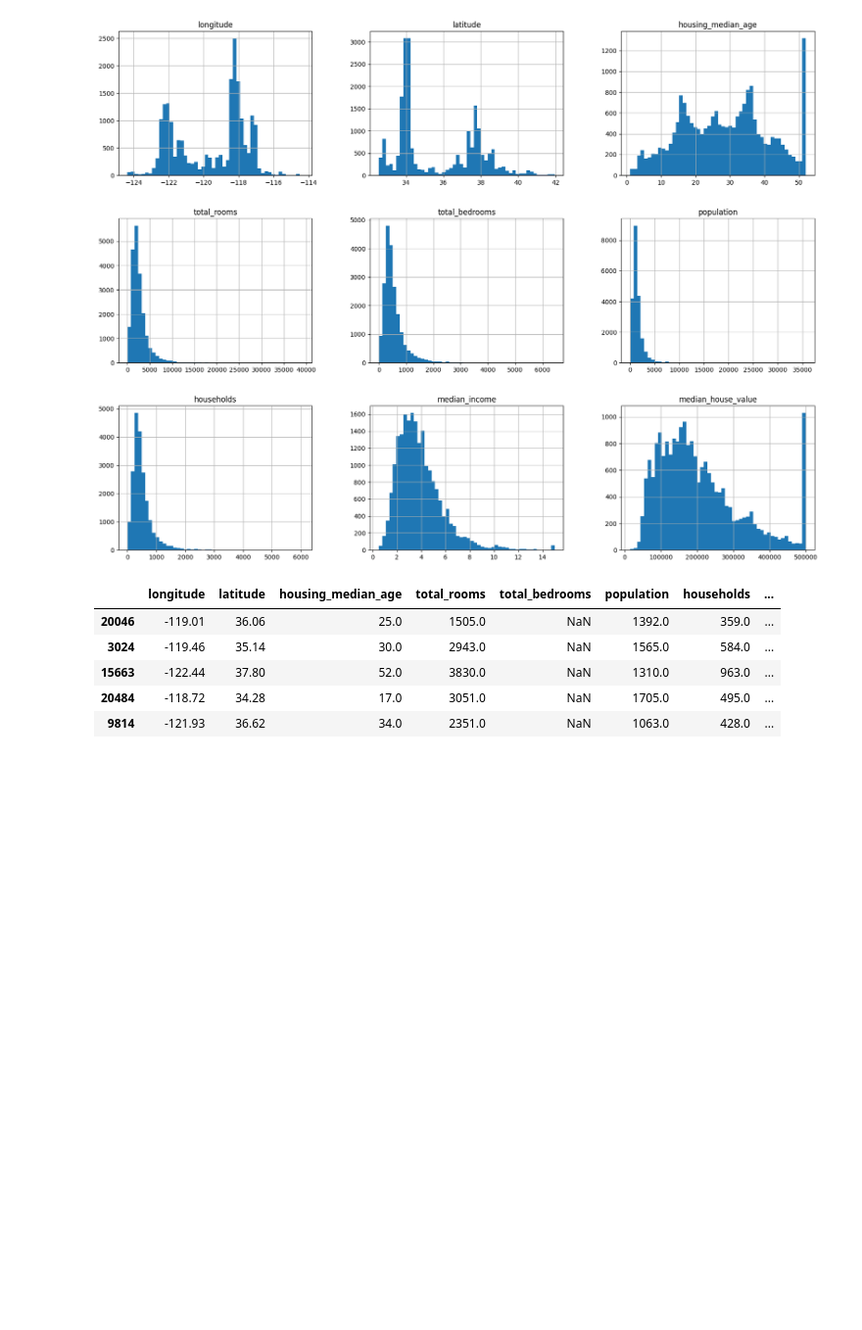
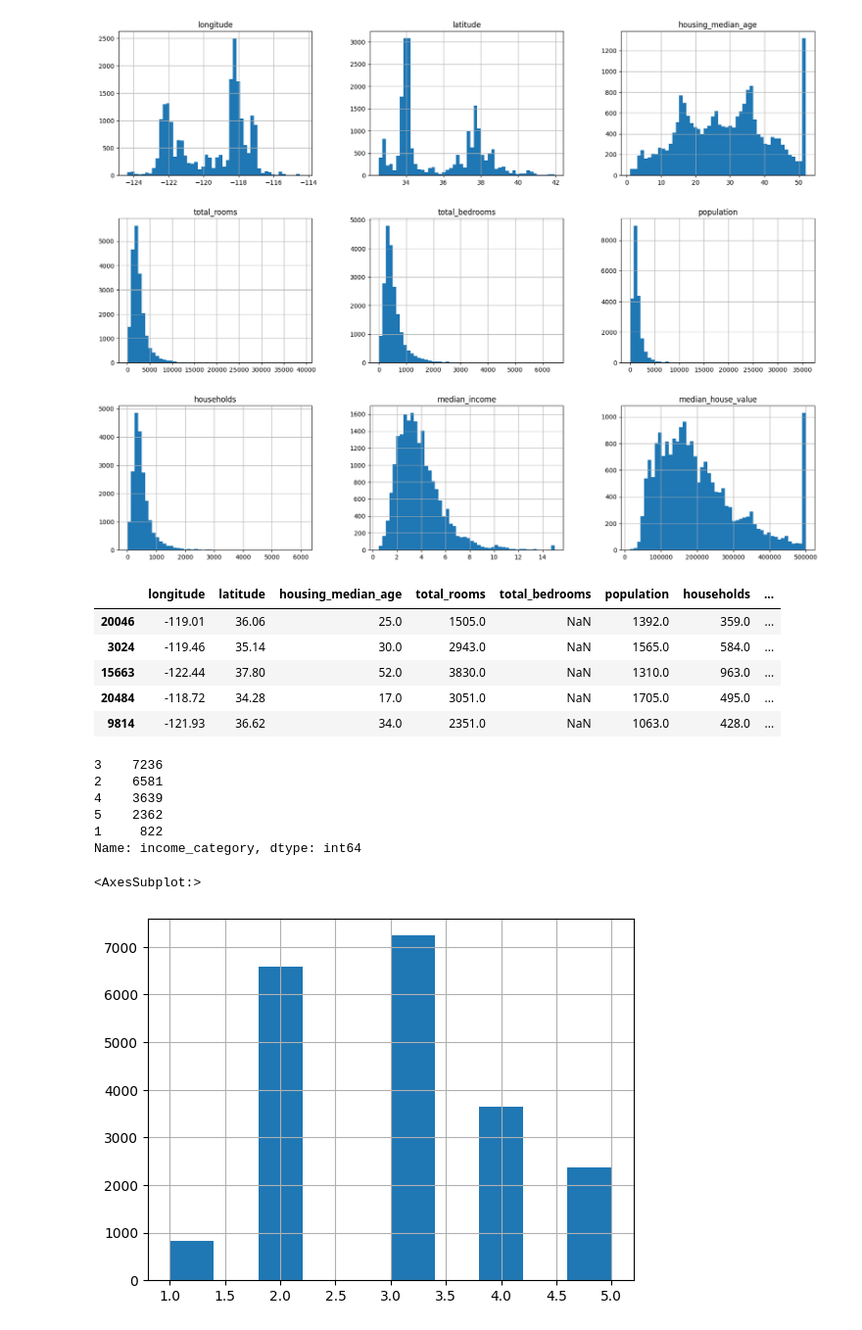
Before and after one commit to ravinderdeol/handson_machine_learning, a Jupyter notebook: 02_end_to_end_ml_project/housing.ipynb, the cells around one changed output. Shown at 98% size. Saved outputs shown, nothing was run; the diff lists cells and outputs as text; code cells hidden in the pictures; blank space fills up the shorter version.

Commit message:
categorise income

```diff
--- a/02_end_to_end_ml_project/housing.ipynb
+++ b/02_end_to_end_ml_project/housing.ipynb
@@ -131,3 +131,23 @@ test_set.head()
 | 15663 | -122.44 | 37.80 | 52.0 | 3830.0 | NaN | 1310.0 | 963.0 | ... |
 | 20484 | -118.72 | 34.28 | 17.0 | 3051.0 | NaN | 1705.0 | 495.0 | ... |
 | 9814 | -121.93 | 36.62 | 34.0 | 2351.0 | NaN | 1063.0 | 428.0 | ... |
+# %%
+# create a new column in the housing dataframe which uses the cut function to categorizes the median incomes into categories
+# the bins parameter defines the ranges for each income category
+# the labels parameter assigns custom labels to each income category
+housing["income_category"] = pd.cut(housing["median_income"], bins = [0., 1.5, 3.0, 4.5, 6., np.inf], labels = [1, 2, 3, 4, 5])
+# %%
+housing["income_category"].value_counts()
+# %% [output]
+3    7236
+2    6581
+4    3639
+5    2362
+1     822
+Name: income_category, dtype: int64
+# %%
+# generate a histogram of the income category column
+housing["income_category"].hist()
+# %% [output]
+<AxesSubplot:>
+[figure, added]
```
